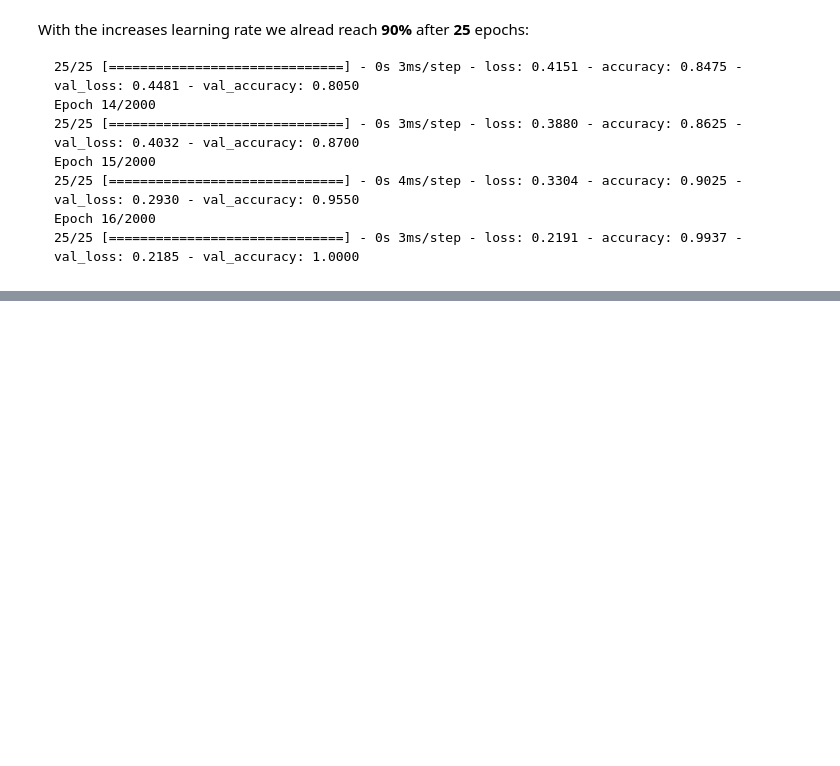
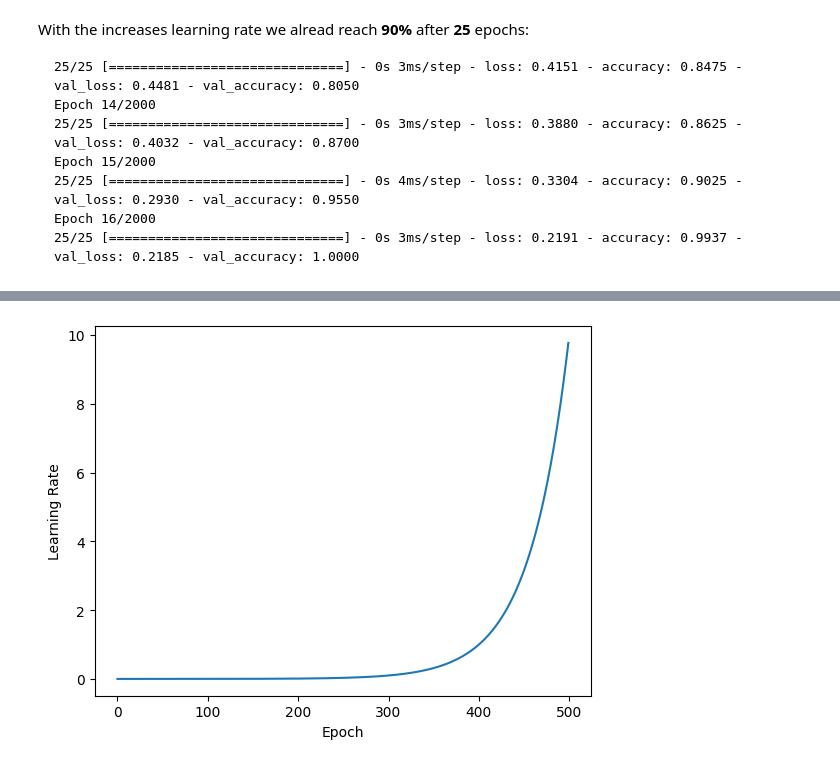
Before and after one commit to mpolinowski/tf-2023, a Jupyter notebook: 02_Tensorflow_Classifications/02_Tensorflow_Classifications.ipynb, the cells around one changed output, grey strips where cells are left out. Cells and saved outputs as stored; diff of their text form; code cells hidden in the pictures; blank space fills up the shorter version.

```diff
--- a/02_Tensorflow_Classifications/02_Tensorflow_Classifications.ipynb
+++ b/02_Tensorflow_Classifications/02_Tensorflow_Classifications.ipynb
@@ -622,0 +695,10 @@ plt.show()
+# %%
+# plot the learning rate progression
+lr = 1e-4 * (10 ** (tf.range(500)/100))
+plt.plot(tf.range(500), lr)
+plt.ylabel("Learning Rate")
+plt.xlabel("Epoch")
+plt.show()
+# the adaptive learning rate stays reasonable up until the 300th epoch
+# %% [output]
+[figure, added]
```
Also changed, not shown: parts of 26 cells of this notebook, 7 other files.
